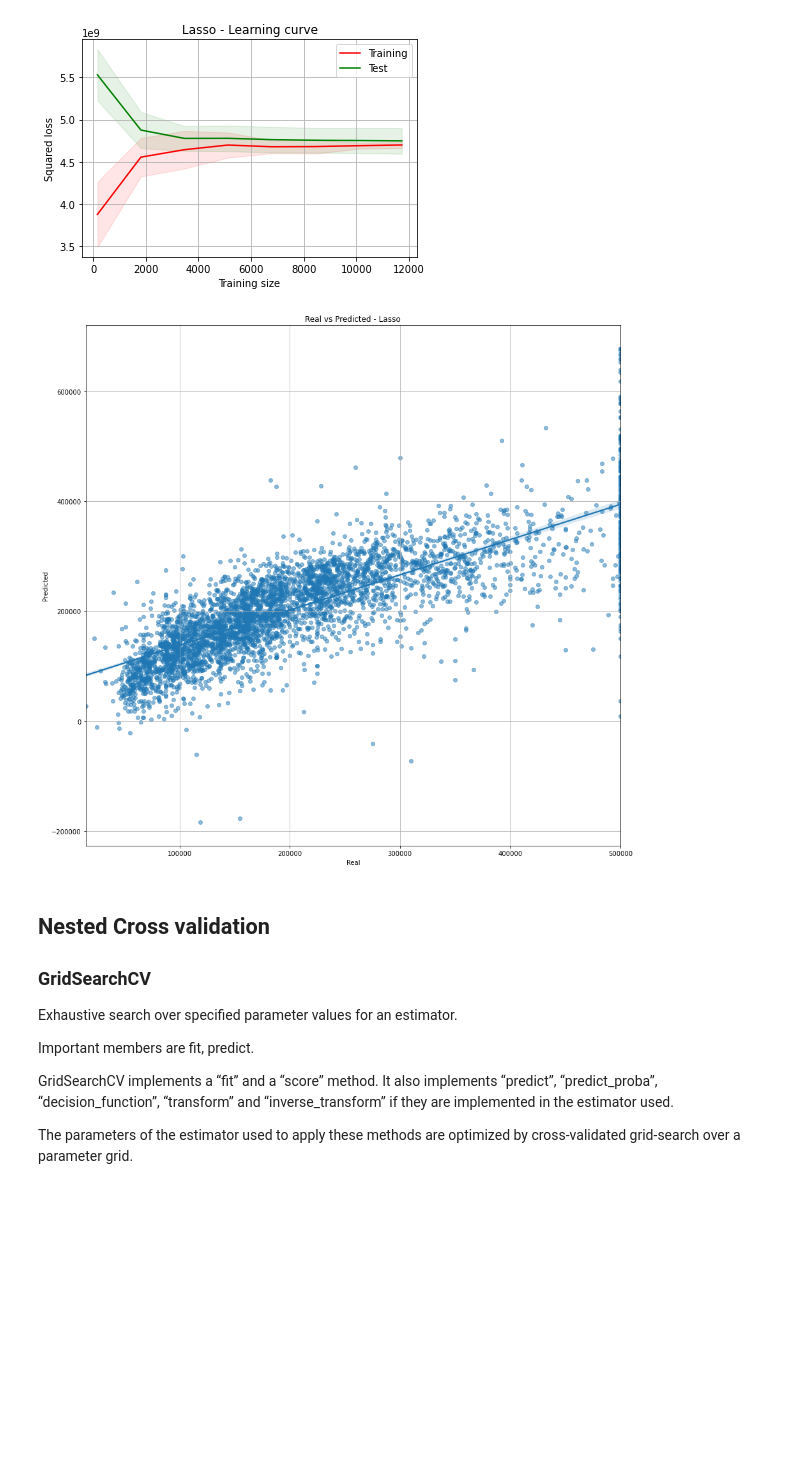
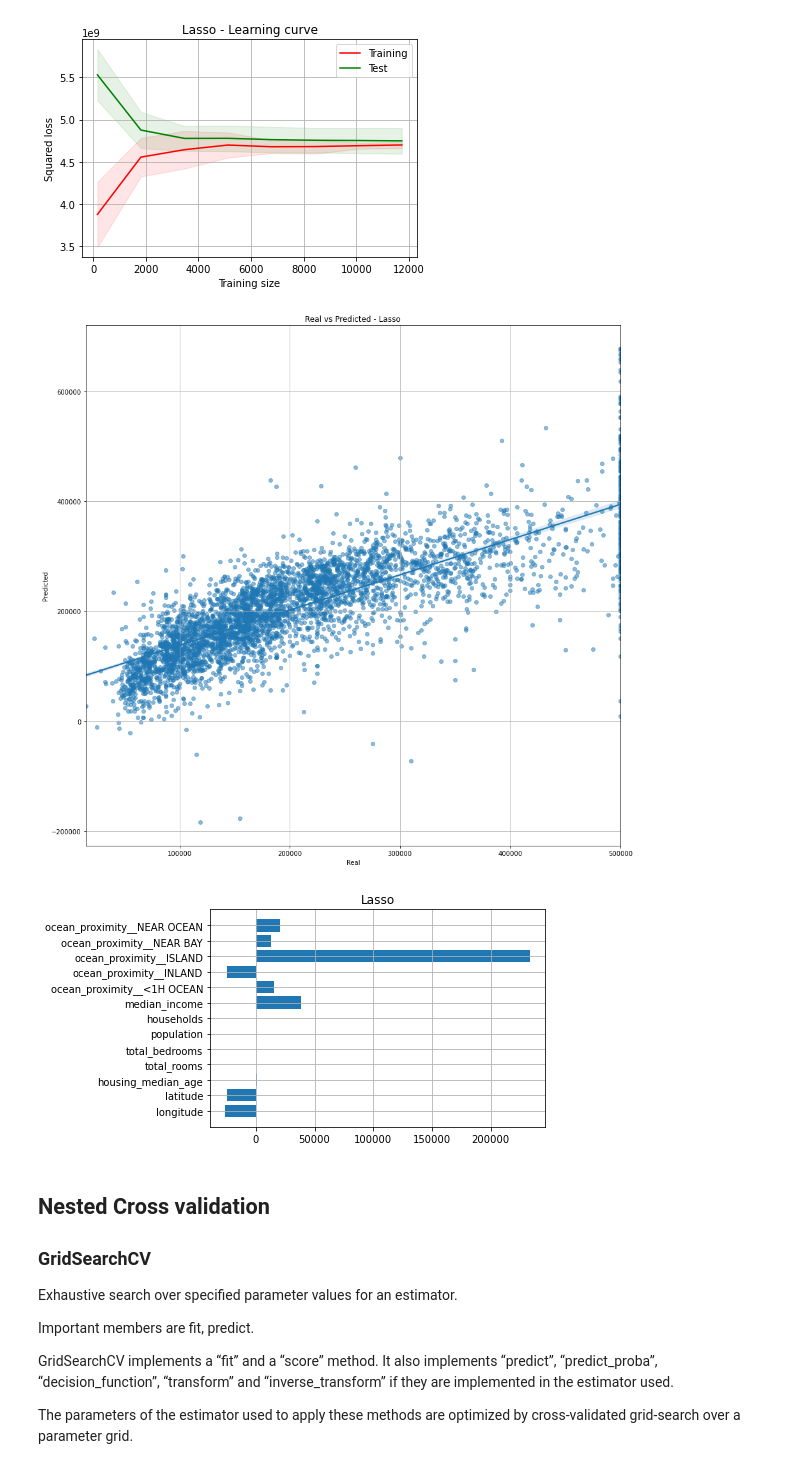
Before and after one commit to mikymaione/HousingPrices, a Jupyter notebook: Source code/HousingPrices/SoloLasso.ipynb, the cells around one changed output. Saved outputs shown, nothing was run; the diff lists cells and outputs as text; code cells hidden in the pictures; blank space fills up the shorter version.

Commit message:
magnitudine coef

```diff
--- a/Source code/HousingPrices/SoloLasso.ipynb
+++ b/Source code/HousingPrices/SoloLasso.ipynb
@@ -224,9 +224,12 @@ Plotting.plotAreaMeanStd(
 # %%
 lasso.fit(x_train, y_train)
 y_predict_c = lasso.predict(x_test)
+
 Plotting.regPlot('Lasso', y_predict_c, y_test)
+Plotting.coeficientPlot('Lasso', x_test, lasso.coef_)
 # %% [output]
 [figure]
+[figure, added]
 # %% [markdown]
 ## Nested Cross validation
 ### GridSearchCV
```
Also changed, not shown: 1 other file.
